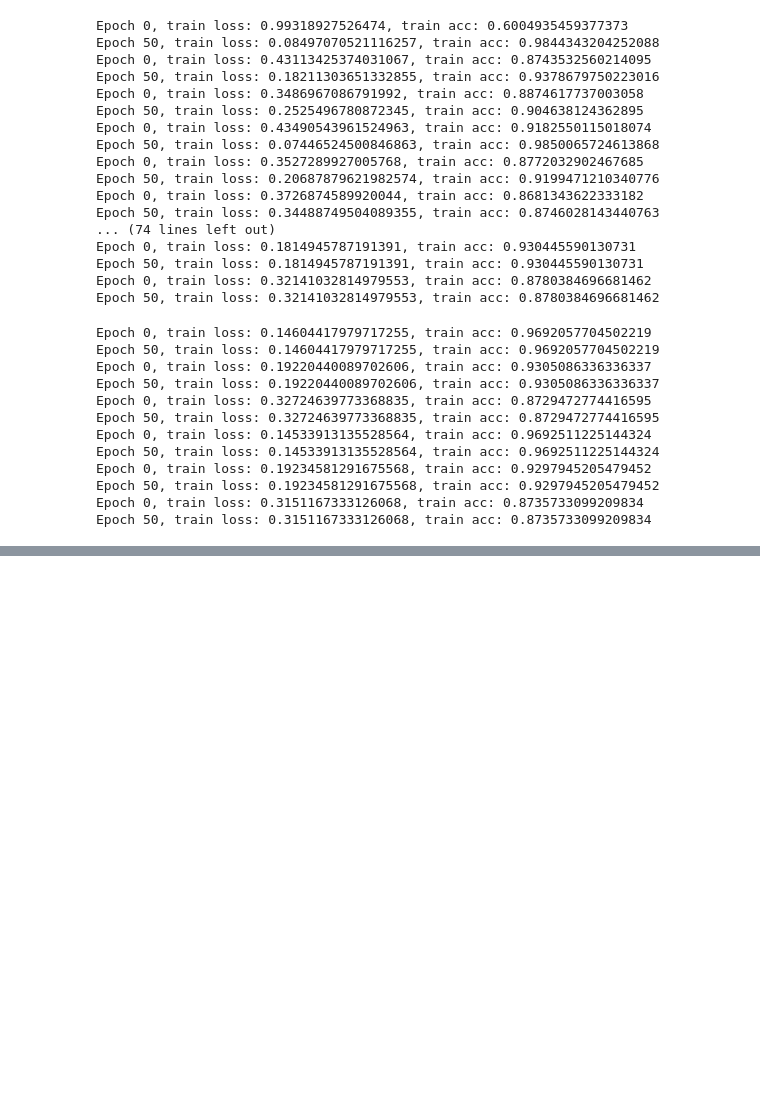
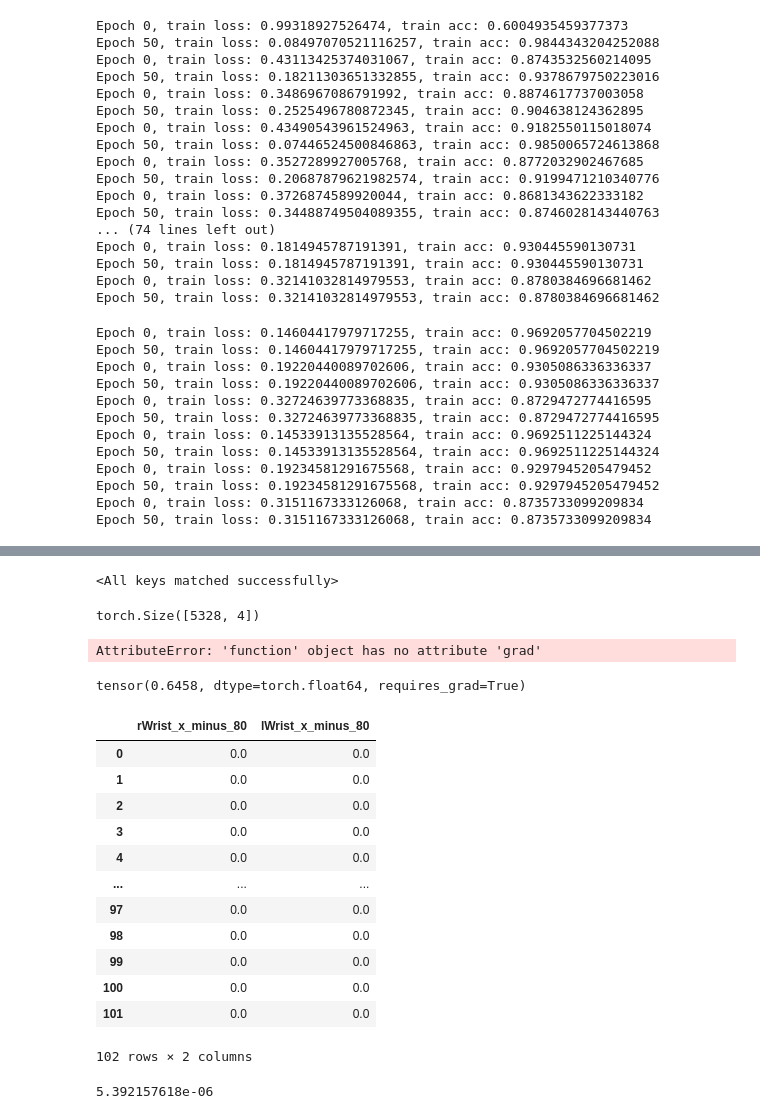
Before and after one commit to KsiezakK/project_2-, a Jupyter notebook: GRUCell.ipynb, the cells around one changed output, grey strips where cells are left out. Drawn from its saved outputs; the diff is of its cells as text; code cells hidden in the pictures; blank space fills up the shorter version.

Commit message:
gradients

```diff
--- a/GRUCell.ipynb
+++ b/GRUCell.ipynb
@@ -3216,0 +3659,17 @@ plt.show()
+# %%
+# Hyperparameters
+input_dim = 1
+hidden_dim = 1
+output_dim = 4
+num_layers = 1
+n_epochs =151
+lr = 0.01
+
+# Create an instance of GRUCellNet
+model = GRUCellNet(input_dim, hidden_dim, output_dim, num_layers)
+
+# Define loss function and optimizer
+class_weights = torch.tensor([1.8]).to(device)
+loss_fn = nn.BCEWithLogitsLoss(pos_weight=class_weights)
+optimizer = optim.Adam(model.parameters(), lr=lr)
+scheduler = torch.optim.lr_scheduler.StepLR(optimizer, step_size=10, gamma=0.9)
@@ -3216,0 +3698,56 @@ plt.show()
+# %%
+load_folder = 'C:/Users/kacpe/Desktop/study/research lab/lab_rotation_git/gradient_models'
+model_filename = 's_m80_val13_gates.pth'
+
+# Load the model
+checkpoint = torch.load(os.path.join(load_folder, model_filename))
+model.load_state_dict(checkpoint)
+# %% [output]
+<All keys matched successfully>
+# %%
+#filtered_df = scaled_df[scaled_df['trial'] != 14]
+#target = filtered_df[['s_1','s_2','s_3','s_4']]
+target = torch.from_numpy(y_train.to_numpy())
+target.shape
+# %% [output]
+torch.Size([5328, 4])
+# %%
+input.grad
+# %% [output]
+AttributeError: 'function' object has no attribute 'grad'
+# %%
+model_loss = loss_fn(output, target)
+model_loss.requires_grad_(True)
+model_loss.backward()
+
+
+# Access gradients for specific parameters
+gru_weight_ih_gradients = model.gru.weight_ih.grad  # Gradients for input-hidden weights of GRU
+gru_weight_hh_gradients = model.gru.weight_hh.grad  # Gradients for hidden-hidden weights of GRU
+linear_weight_gradients = model.fc.weight.grad  # Gradients for the weight of the linear layer
+# %%
+model_loss
+# %% [output]
+tensor(0.6458, dtype=torch.float64, requires_grad=True)
+# %%
+gradients_array = gru_weight_ih_gradients.numpy()
+gradients = pd.DataFrame(gradients_array, columns=features)
+gradients[['rWrist_x_minus_80','lWrist_x_minus_80']]
+# %% [output]
+|  | rWrist_x_minus_80 | lWrist_x_minus_80 |
+| 0 | 0.0 | 0.0 |
+| 1 | 0.0 | 0.0 |
+| 2 | 0.0 | 0.0 |
+| 3 | 0.0 | 0.0 |
+| 4 | 0.0 | 0.0 |
+| ... | ... | ... |
+| 97 | 0.0 | 0.0 |
+| 98 | 0.0 | 0.0 |
+| 99 | 0.0 | 0.0 |
+| 100 | 0.0 | 0.0 |
+| 101 | 0.0 | 0.0 |
+102 rows × 2 columns
+# %%
+np.round(np.mean(np.round(gradients['rWrist_x_minus_80'] - gradients['lWrist_x_minus_80'],5)),15)
+# %% [output]
+5.392157618e-06
```
Also changed, not shown: parts of 38 cells of this notebook, 3 other files.
